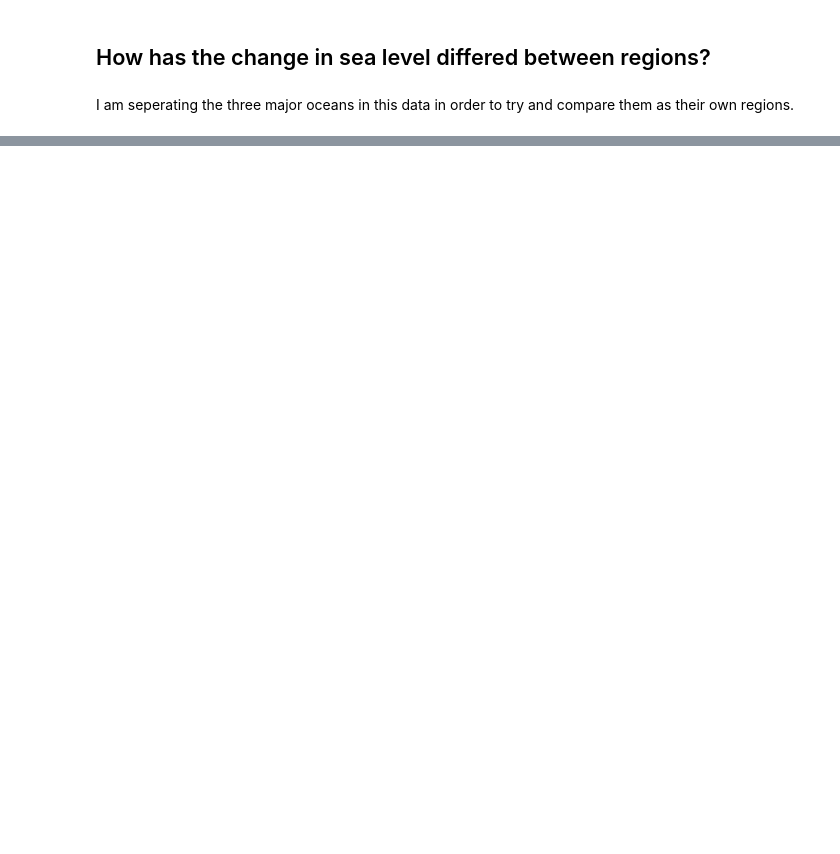
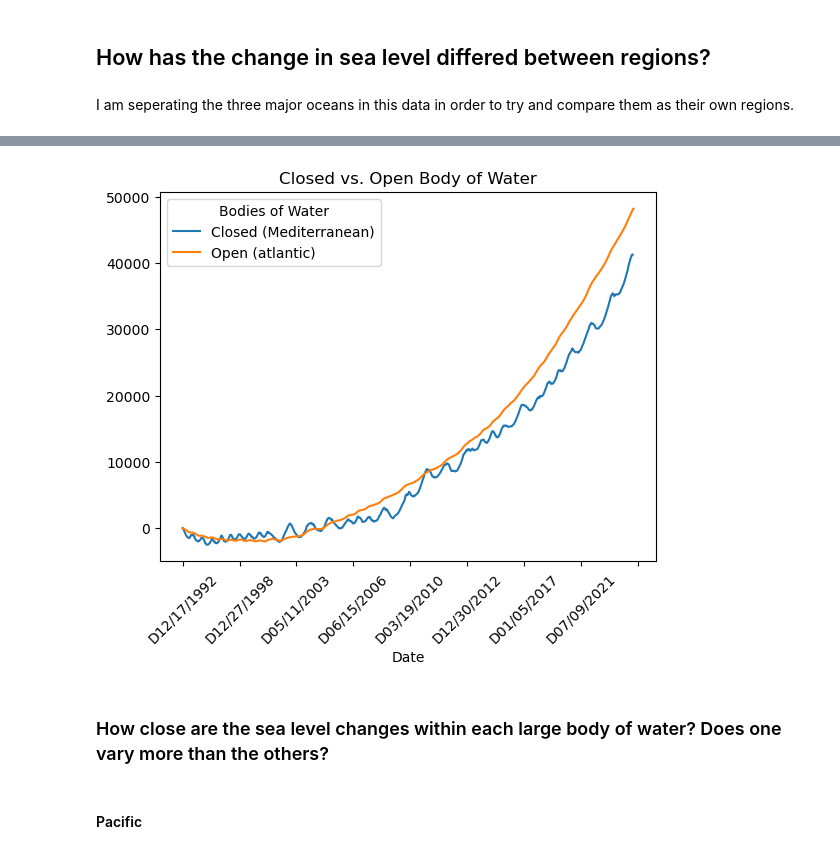
Before and after one commit to Ahshaam/Analysis_of_Sea_Levels, a Jupyter notebook: Project-1/Project_Notebook.ipynb, the cells around one changed output, grey strips where cells are left out. Drawn from its saved outputs; the diff is of its cells as text; code cells hidden in the pictures; blank space fills up the shorter version.

```diff
--- a/Project-1/Project_Notebook.ipynb
+++ b/Project-1/Project_Notebook.ipynb
@@ -239,0 +249,5 @@ plt.show()
+# %%
+initial_sea_level = 0
+mediterranean_df['Total Change'] = initial_sea_level + mediterranean_df['Value'].cumsum()
+mediterranean_df = mediterranean_df.set_index('Date')
+mediterranean_df.head()
@@ -239,0 +267,18 @@ plt.show()
+# %%
+fig, ax2 = plt.subplots()
+
+mediterranean_df['Total Change'].plot(ax=ax2, kind='line', label='Closed (Mediterranean)')
+atlantic_df['Total Change'].plot(ax=ax2, kind='line', label='Open (atlantic)')
+
+plt.title('Closed vs. Open Body of Water')
+ax.set_ylabel('Total ocean level change (Millimeters)')
+ax.set_xlabel('Date')
+plt.legend(title='Bodies of Water')
+plt.xticks(rotation=45)
+plt.show()
+# %% [output]
+[figure, added]
+# %% [markdown]
+### How close are the sea level changes within each large body of water? Does one vary more than the others?
+# %% [markdown]
+#### Pacific
```
Also changed, not shown: parts of 14 cells of this notebook.
